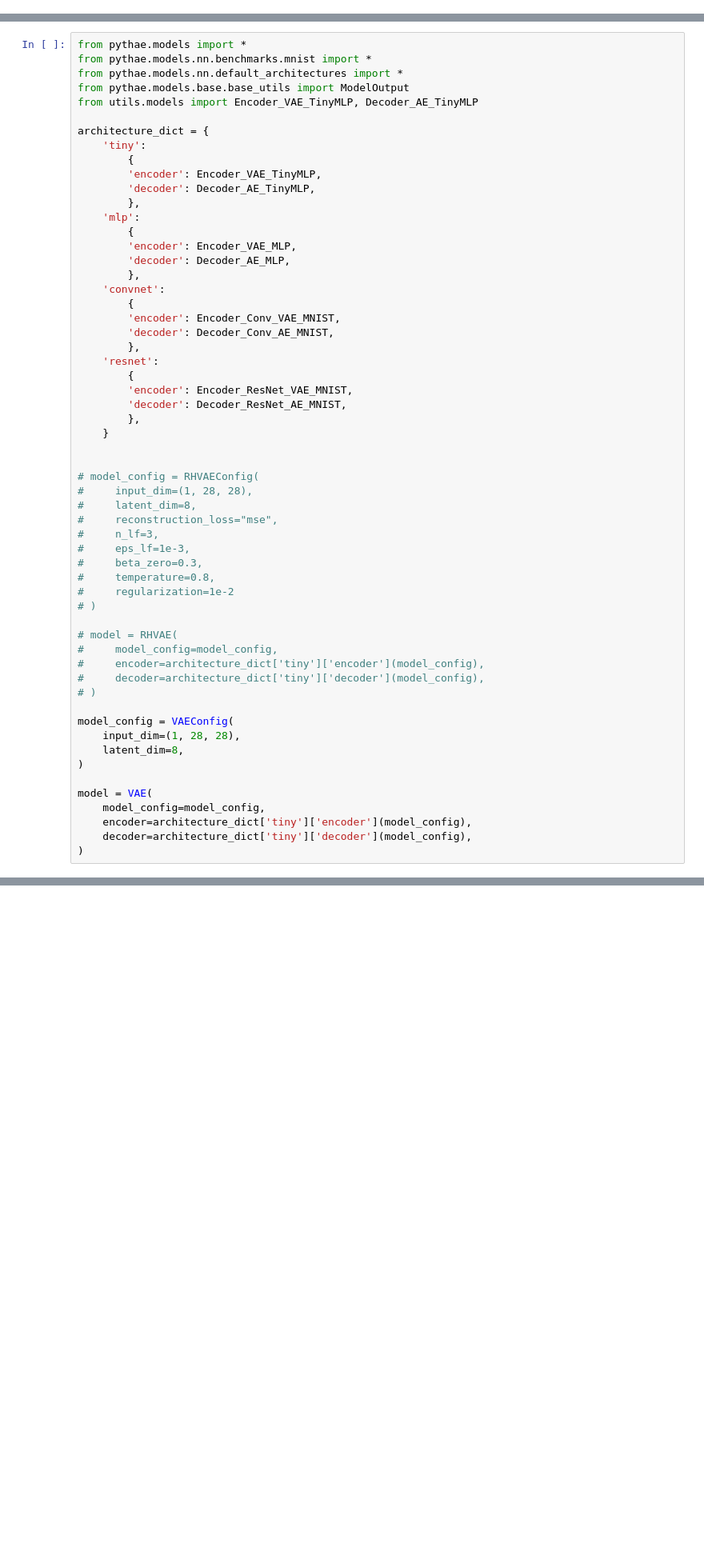
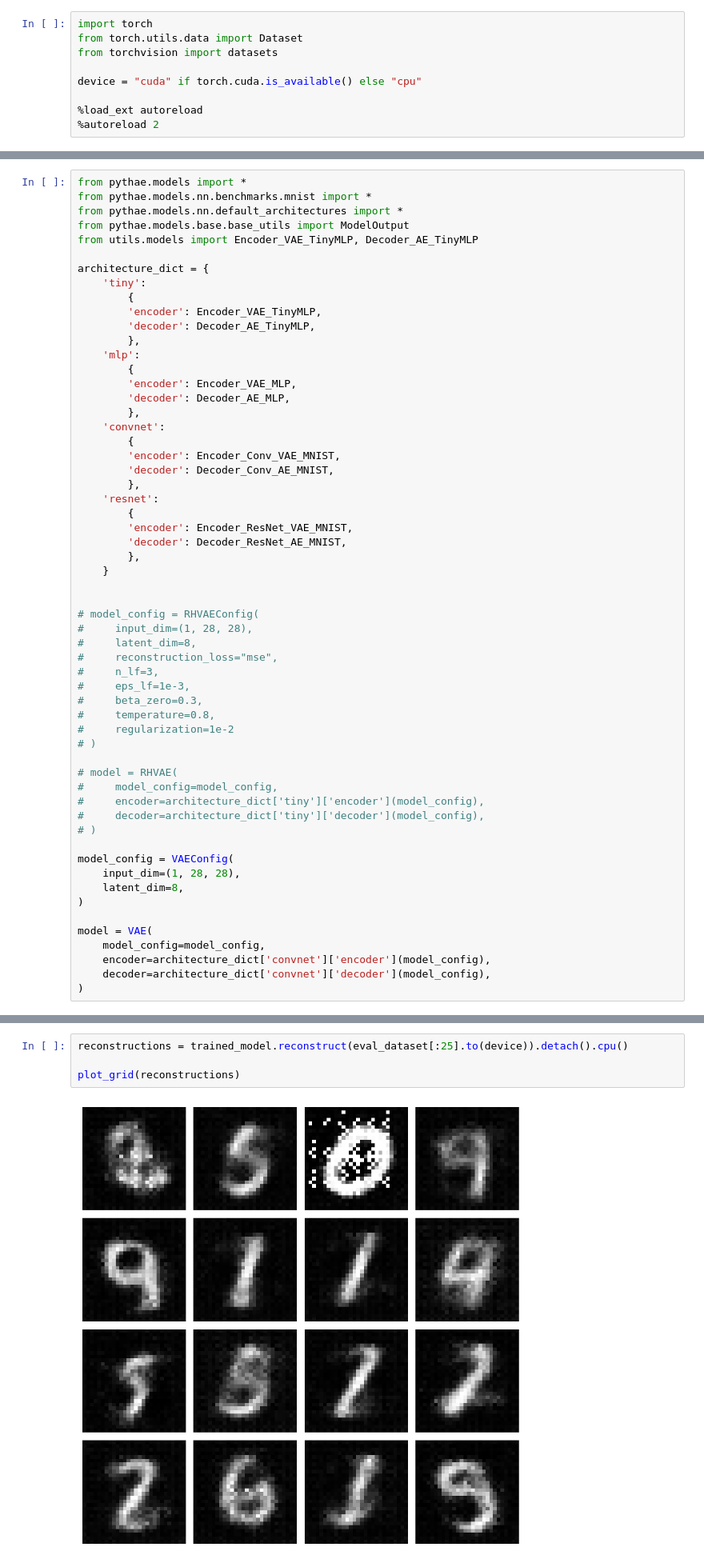
Before and after one commit to dmandache/ModelDegeneration, a Jupyter notebook: test_pythae.ipynb, the cells around one changed output, grey strips where cells are left out. Shown at 80% size. Cells and saved outputs as stored; diff of their text form; blank space fills up the shorter version.

```diff
--- a/test_pythae.ipynb
+++ b/test_pythae.ipynb
@@ -7,3 +1,12 @@ The autoreload extension is already loaded. To reload it, use:
+# %%
+import torch
+from torch.utils.data import Dataset
+from torchvision import datasets
+
+device = "cuda" if torch.cuda.is_available() else "cpu"
+
+%load_ext autoreload
+%autoreload 2
 # %% [markdown]
 # DATA
 # %%
@@ -166,8 +152,8 @@ model_config = VAEConfig(
 
 model = VAE(
     model_config=model_config,
-    encoder=architecture_dict['tiny']['encoder'](model_config),
-    decoder=architecture_dict['tiny']['decoder'](model_config),
+    encoder=architecture_dict['convnet']['encoder'](model_config),
+    decoder=architecture_dict['convnet']['decoder'](model_config),
 )
 # %%
 def count_parameters(model):
@@ -373,3 +296,9 @@ plot_grid(reconstructions)
+# %%
+reconstructions = trained_model.reconstruct(eval_dataset[:25].to(device)).detach().cpu()
+
+plot_grid(reconstructions)
+# %% [output]
+[figure, added]
 # %%
 eval_dataset[:25].shape
 # %% [output]
```
Also changed, not shown: parts of 13 cells of this notebook, 1 other file.
